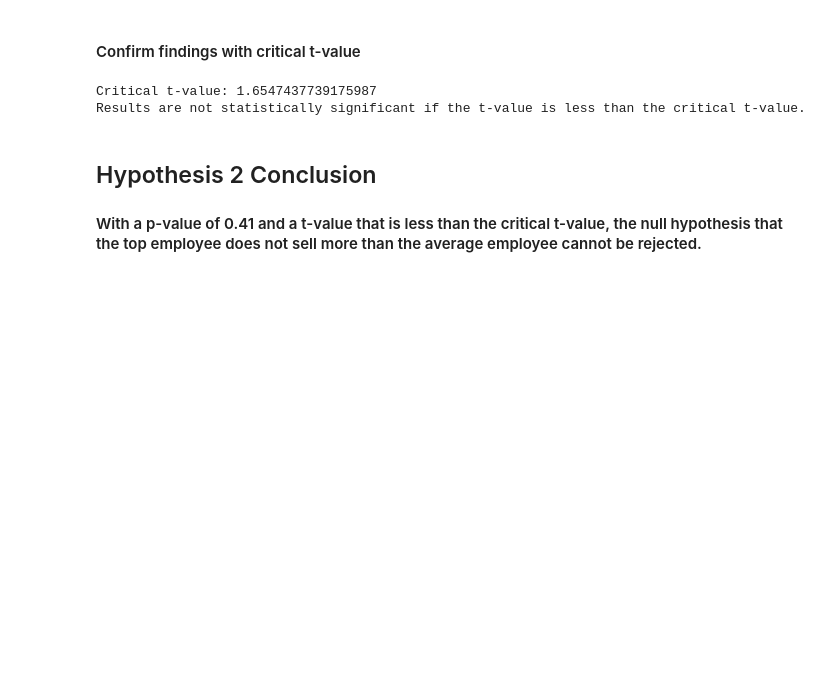
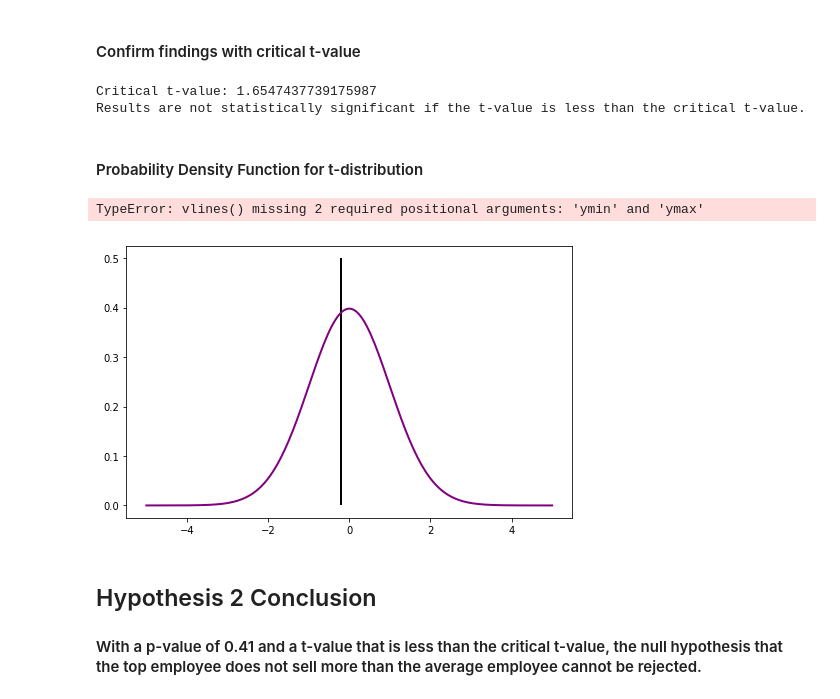
Before and after one commit to MagicMilly/dsc-2-final-project-online-ds-ft-100118, a Jupyter notebook: student.ipynb, the cells around one changed output. Drawn from its saved outputs; the diff is of its cells as text; code cells hidden in the pictures; blank space fills up the shorter version.

Commit message:
trying unsuccessfully to plot t and t-crit

```diff
--- a/student.ipynb
+++ b/student.ipynb
@@ -691,6 +691,26 @@ else:
 # %% [output]
 Critical t-value: 1.6547437739175987
 Results are not statistically significant if the t-value is less than the critical t-value.
+# %% [markdown]
+#### Probability Density Function for t-distribution
+# %%
+df = len(number_4_sales.Total) - 1
+xs = np.linspace(-5,5,200)
+
+ys = stats.t.pdf(xs, df)
+
+fig = plt.figure(figsize=(8,5))
+
+ax = fig.gca()
+ax.plot(xs, ys, linewidth=2, color='purple')
+ax.vlines(t, ymin=0, ymax=0.5, color='black', linewidth=2, linestyle='-', label='t')
+ax.vlines(t_crit, fillstyle='right', color='orange', label="t crit")
+plt.title('Probability Density Function of t-distribution')
+plt.legend()
+plt.show();
+# %% [output]
+TypeError: vlines() missing 2 required positional arguments: 'ymin' and 'ymax'
+[figure, added]
 # %% [markdown]
 ## Hypothesis 2 Conclusion
 #### With a p-value of 0.41 and a t-value that is less than the critical t-value, the null hypothesis that the top employee does not sell more than the average employee cannot be rejected.
```
Also changed, not shown: parts of 1 cell of this notebook.
